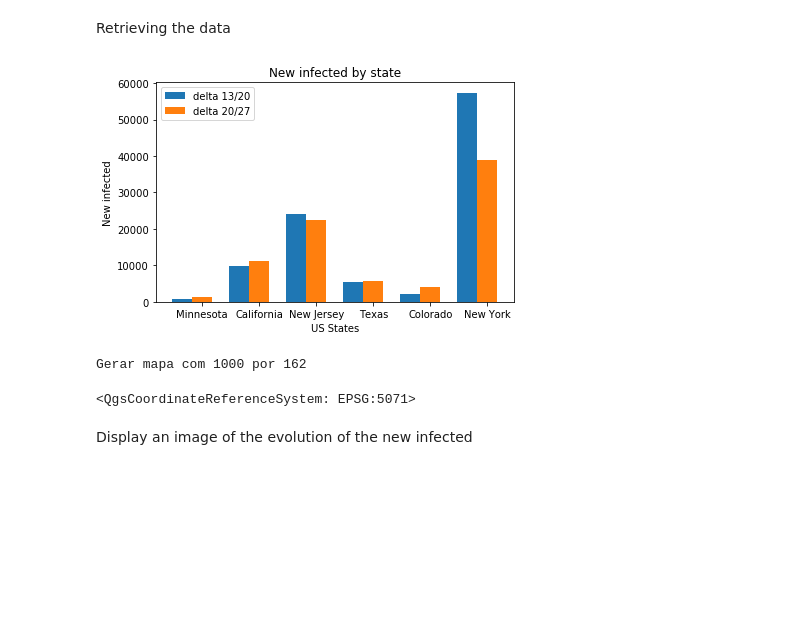
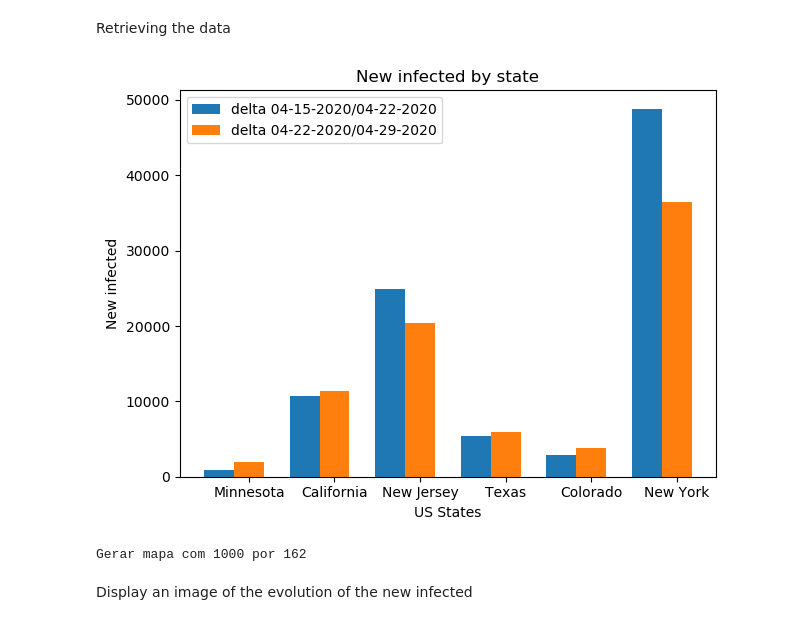
Before and after one commit to LFCC98/TA-Cartografia, a Jupyter notebook: Cartografia-TP-19-20-a81960.ipynb, the cells around one changed output. Cells and saved outputs as stored; diff of their text form; code cells hidden in the pictures; blank space fills up the shorter version.

```diff
--- a/Cartografia-TP-19-20-a81960.ipynb
+++ b/Cartografia-TP-19-20-a81960.ipynb
@@ -65,7 +137,7 @@ plt.show()
 # %% [markdown]
 Load CSV file of covid19 data and create a vector layer
 # %%
-dates = ['04-13-2020', '04-20-2020', '04-27-2020']
+dates = ['04-15-2020', '04-22-2020', '04-29-2020']
 
 def loadCSVVectorLayer(date):
     # load covid-19 numbers 04-13-2020
@@ -126,9 +198,9 @@ def removeFeature(conf1, conf2, conf3):
 
 if caps & QgsVectorDataProvider.DeleteFeatures:
     for feature in usa_layer.getFeatures():
-        conf1 = feature['covid04-27-2020_Confirmed']
-        conf2 = feature['covid04-20-2020_Confirmed']
-        conf3 = feature['covid04-13-2020_Confirmed']
+        conf1 = feature['covid{}_Confirmed'.format(dates[0])]
+        conf2 = feature['covid{}_Confirmed'.format(dates[1])]
+        conf3 = feature['covid{}_Confirmed'.format(dates[2])]
         if removeFeature(conf1, conf2, conf3):
             del_ids.append(feature.id())
     res = usa_layer.dataProvider().deleteFeatures(del_ids)
@@ -136,14 +208,14 @@ if caps & QgsVectorDataProvider.DeleteFeatures:
 Update delta fields of each feature
 # %%
 updateFeat = {}
-fid1 = usa_layer.fields().indexFromName('d13_20')
-fid2 = usa_layer.fields().indexFromName('d20_27')
+fid1 = usa_layer.fields().indexFromName('d1')
+fid2 = usa_layer.fields().indexFromName('d2')
 fid3 = usa_layer.fields().indexFromName('delta')
 
 for feature in usa_layer.getFeatures():
-    conf13 = feature['covid04-13-2020_Confirmed']
-    conf20 = feature['covid04-20-2020_Confirmed']
-    conf27 = feature['covid04-27-2020_Confirmed']
+    conf13 = feature['covid{}_Confirmed'.format(dates[0])]
+    conf20 = feature['covid{}_Confirmed'.format(dates[1])]
+    conf27 = feature['covid{}_Confirmed'.format(dates[2])]
     attrs = {}
     attrs[fid1] = conf20 - conf13
     attrs[fid2] = conf27 - conf20
@@ -169,28 +241,28 @@ states = []
 for feature in usa_layer.getFeatures():
     if feature['NAME'] in states_list:
         states.append(feature['NAME'])
-        delta1.append(feature['d13_20'])
-        delta2.append(feature['d20_27'])
+        delta1.append(feature['d1'])
+        delta2.append(feature['d2'])
 # %%
 # create plot
 fig, ax = plt.subplots()
 index = np.arange(len(delta1))
 bar_width = 0.35
 
-rects1 = plt.bar(index, delta1, bar_width, label='delta 13/20')
+rects1 = plt.bar(index, delta1, bar_width, label='delta {}/{}'.format(dates[0], dates[1]))
 
-rects2 = plt.bar(index + bar_width, delta2, bar_width, label='delta 20/27')
+rects2 = plt.bar(index + bar_width, delta2, bar_width, label='delta {}/{}'.format(dates[1], dates[2]))
 
 plt.xlabel('US States')
 plt.ylabel('New infected')
 plt.title('New infected by state')
 plt.xticks(index + bar_width, tuple(states))
 plt.legend()
 
 plt.tight_layout()
 plt.show()
 # %% [output]
-[figure, old version]
+[figure, new version]
 # %%
 target_field = 'delta'
 myRangeList = []
@@ -218,7 +305,7 @@ print("Gerar mapa com {} por {}".format(width, height))
 
 options = QgsMapSettings()
 options.setLayers([usa_layer])
-options.setBackgroundColor(QColor(255, 255, 255))
+options.setBackgroundColor(QColor(104, 200, 255))
 options.setOutputSize(QSize(width, height))
 options.setExtent(xt)
 options.setDestinationCrs(usa_layer.crs())
@@ -231,7 +318,6 @@ render.waitForFinished()
 image = render.renderedImage()
 # %% [output]
 Gerar mapa com 1000 por 162
-<QgsCoordinateReferenceSystem: EPSG:5071>
 # %% [markdown]
 Display an image of the evolution of the new infected
 # %%
```
Also changed, not shown: parts of 18 cells of this notebook, 15 other files.
